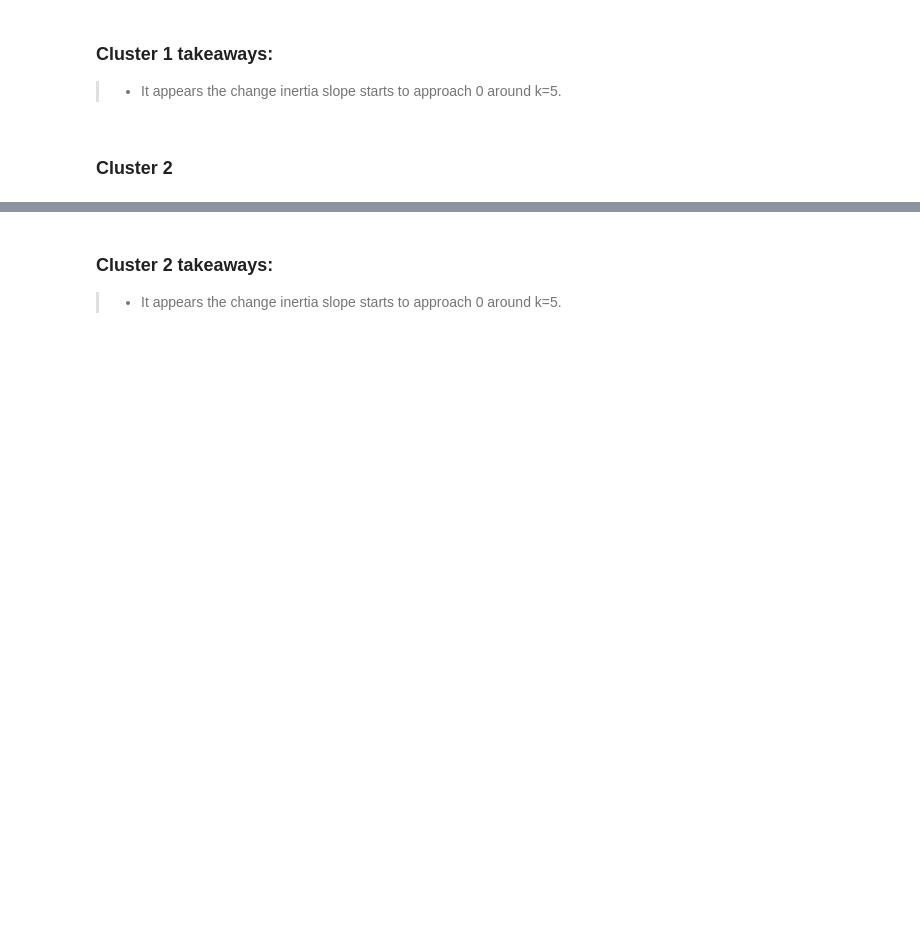
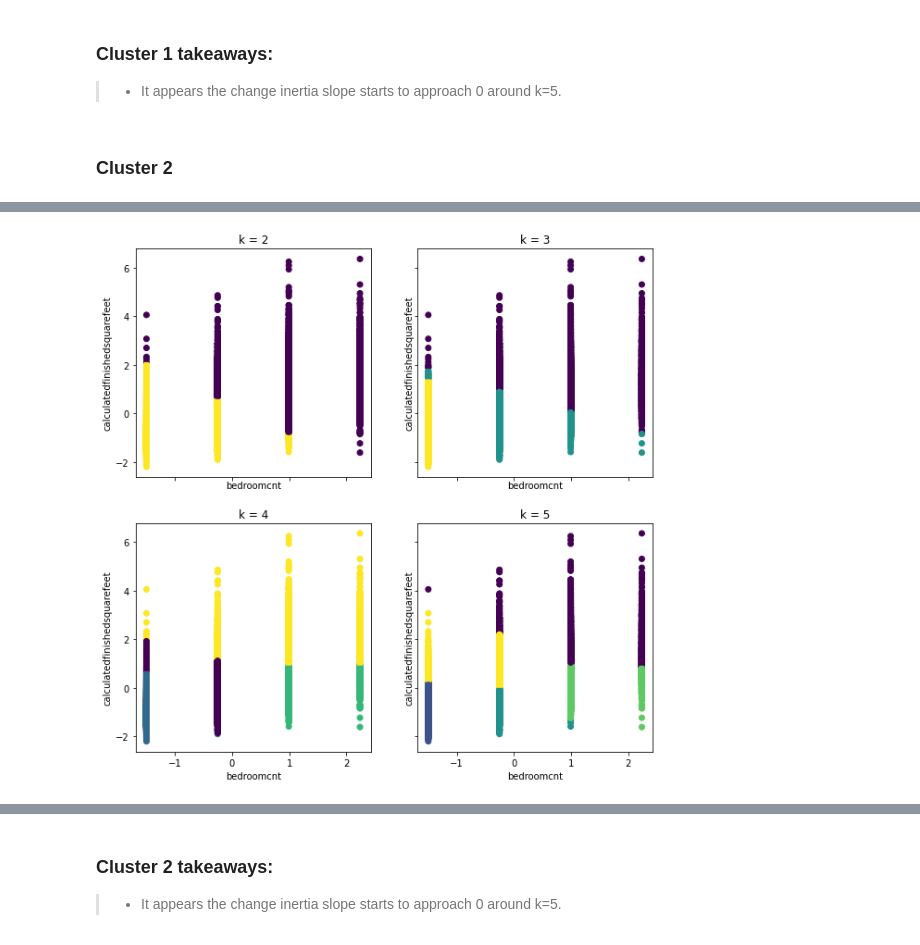
Before and after one commit to CharlesAtchison/zillow_home_value_estimator, a Jupyter notebook: rough_draft.ipynb, the cells around one changed output, grey strips where cells are left out. Drawn from its saved outputs; the diff is of its cells as text; code cells hidden in the pictures; blank space fills up the shorter version.

Commit message:
Added cluster images

```diff
--- a/rough_draft.ipynb
+++ b/rough_draft.ipynb
@@ -515,3 +532,8 @@ with plt.style.context('seaborn-whitegrid'):
+# %%
+# PLot scatterplots
+create_scatterplots(X2_scaled, cn='bedroomcnt', c2='calculatedfinishedsquarefeet')
+# %% [output]
+[figure, added]
 # %%
 train, X2_scaled, scaler, kmeans, centroids_scaled = create_cluster(
     train, X2, 5, col_name= 'cluster_calcsfinshqft_bdrmcnt')
```
Also changed, not shown: parts of 11 cells of this notebook, 9 other files.
